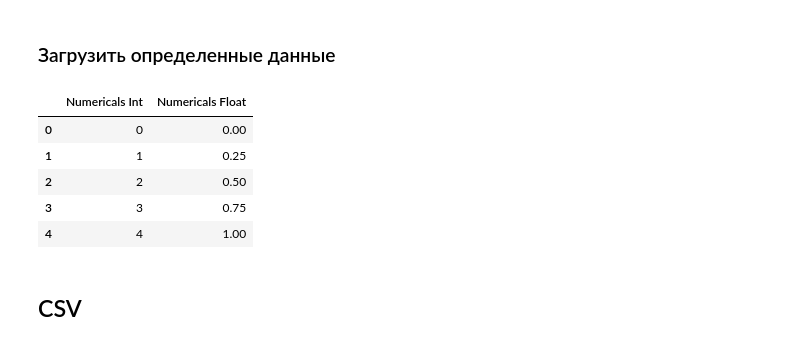
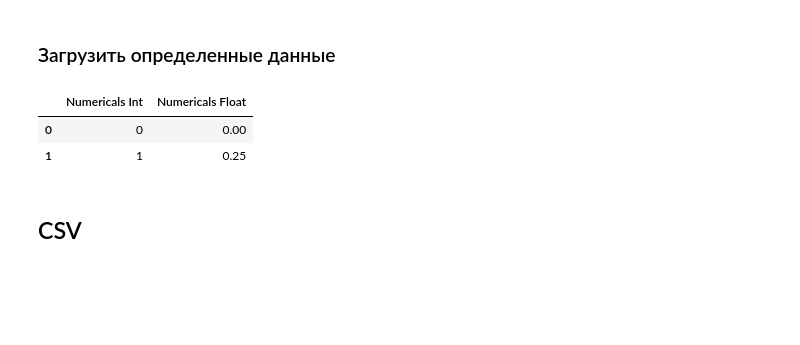
Before and after one commit to VeaLi/nla-python-basics-2023, a Jupyter notebook: 2/0-pandas/0-pandas.ipynb, the cells around one changed output. Saved outputs shown, nothing was run; the diff lists cells and outputs as text; code cells hidden in the pictures; blank space fills up the shorter version.

```diff
--- a/2/0-pandas/0-pandas.ipynb
+++ b/2/0-pandas/0-pandas.ipynb
@@ -125,14 +146,11 @@ pd.read_excel('data.xlsx', index_col='Index') # sheet_name=0
 # %% [markdown]
 ### Загрузить определенные данные
 # %%
-pd.read_excel('data.xlsx', usecols=['Numericals Int', 'Numericals Float'])
+pd.read_excel('data.xlsx', usecols=['Numericals Int', 'Numericals Float'], nrows=2)
 # %% [output]
 |  | Numericals Int | Numericals Float |
 | 0 | 0 | 0.00 |
 | 1 | 1 | 0.25 |
-| 2 | 2 | 0.50 |
-| 3 | 3 | 0.75 |
-| 4 | 4 | 1.00 |
 # %% [markdown]
 ## CSV
 # %%
```
Also changed, not shown: parts of 36 cells of this notebook, 2 other files.
